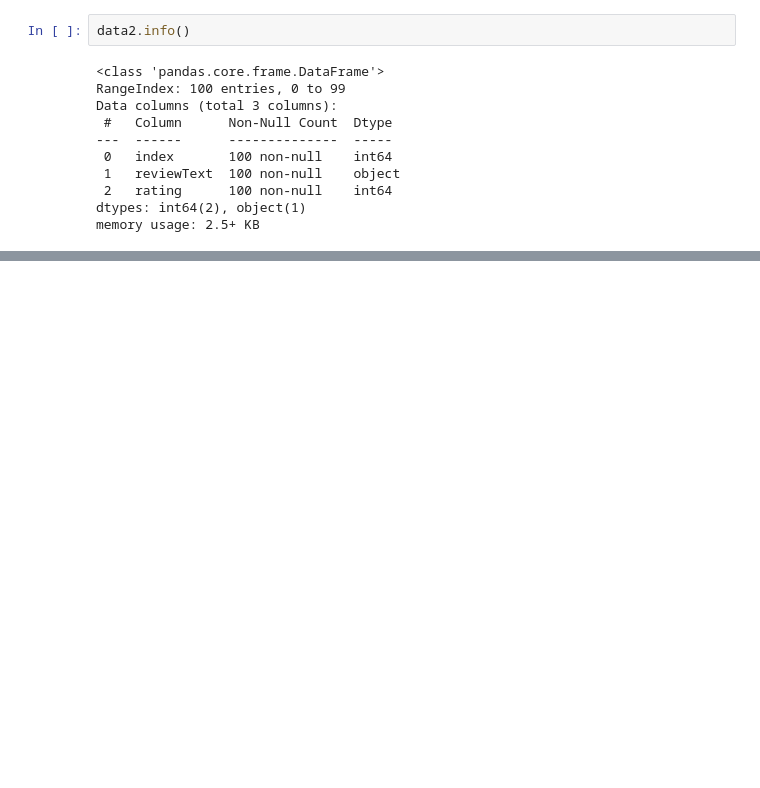
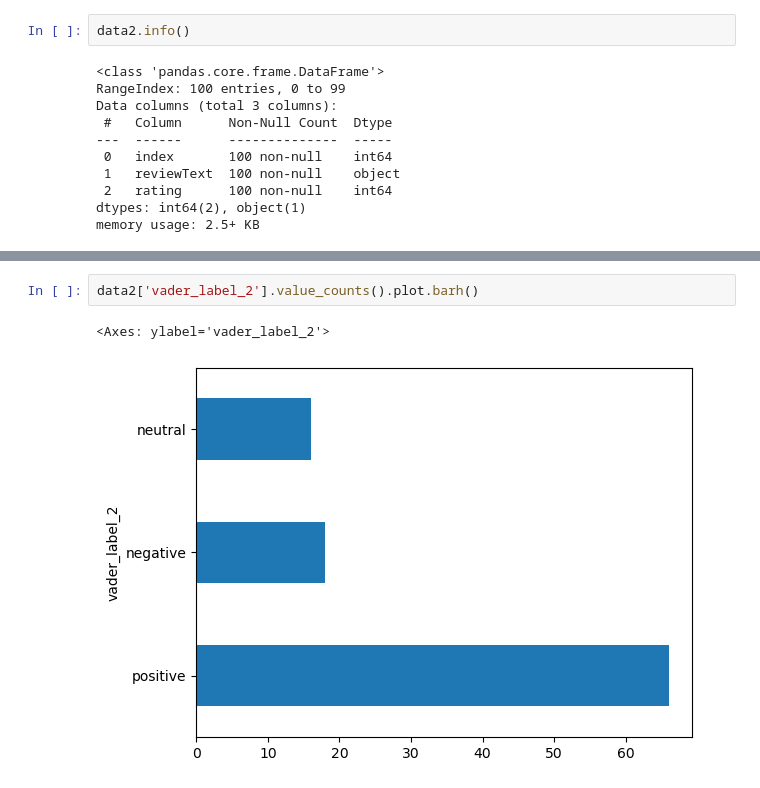
Before and after one commit to wanderer878/jupyter, a Jupyter notebook: sentiment_analysis_practice_23.ipynb, the cells around one changed output, grey strips where cells are left out. Cells and saved outputs as stored; diff of their text form; blank space fills up the shorter version.

```diff
--- a/sentiment_analysis_practice_23.ipynb
+++ b/sentiment_analysis_practice_23.ipynb
@@ -217,0 +305,5 @@ memory usage: 2.5+ KB
+# %%
+data2['vader_label_2'].value_counts().plot.barh()
+# %% [output]
+<Axes: ylabel='vader_label_2'>
+[figure, added]
```
Also changed, not shown: parts of 18 cells of this notebook.
